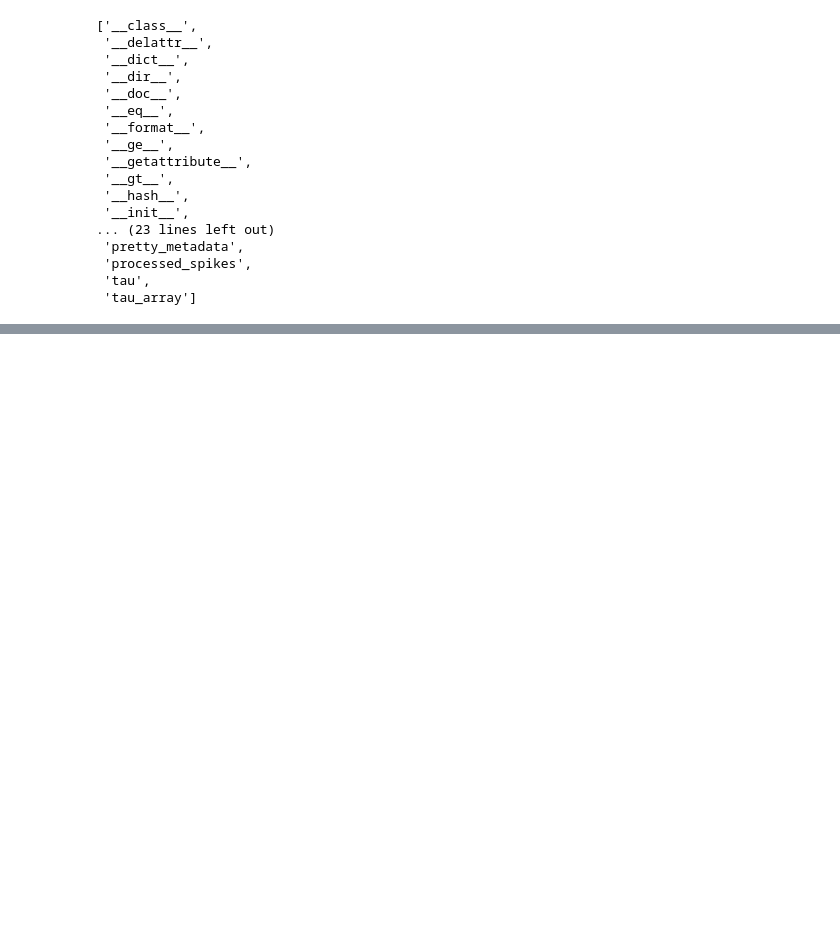
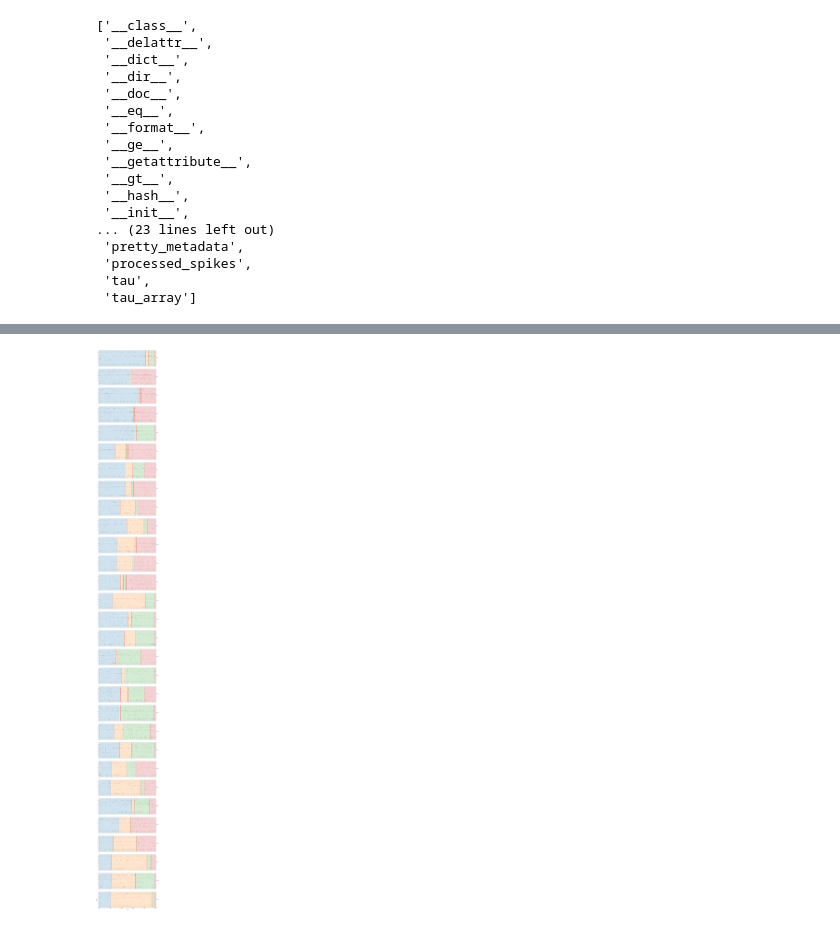
Before and after one commit to abuzarmahmood/pytau, a Jupyter notebook: pytau/how_to/notebooks/PyTau_Walkthrough_with_handlers.ipynb, the cells around one changed output, grey strips where cells are left out. Saved outputs shown, nothing was run; the diff lists cells and outputs as text; code cells hidden in the pictures; blank space fills up the shorter version.

```diff
--- a/pytau/how_to/notebooks/PyTau_Walkthrough_with_handlers.ipynb
+++ b/pytau/how_to/notebooks/PyTau_Walkthrough_with_handlers.ipynb
@@ -188,0 +230,7 @@ array([[2747, 3674, 3761],
+# %%
+# Overlay raster plot with states
+fig, ax = plotting.plot_changepoint_raster(
+    spike_train, scaled_mode_tau, [1500, 4000])
+plt.show()
+# %% [output]
+[figure, added]
```
Also changed, not shown: parts of 39 cells of this notebook, 1 other file.
